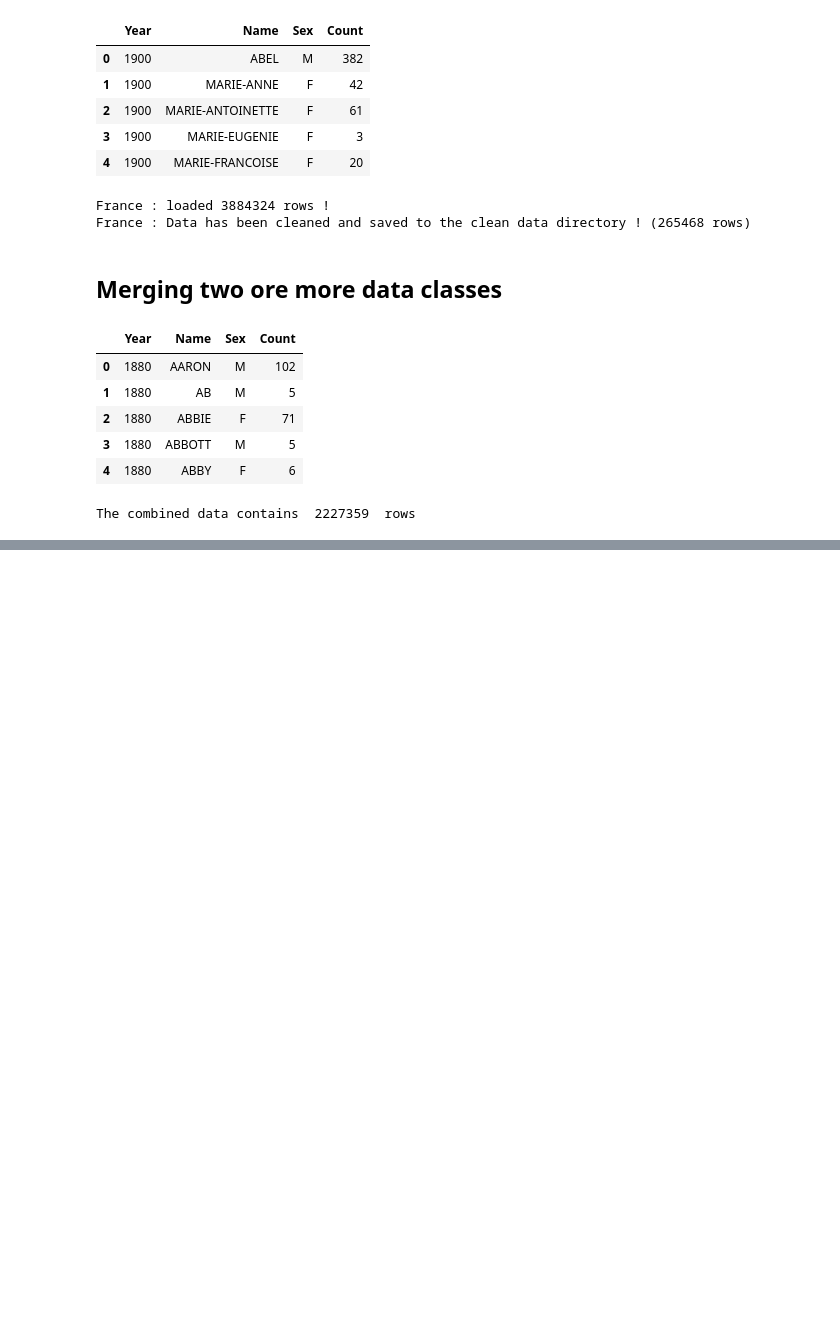
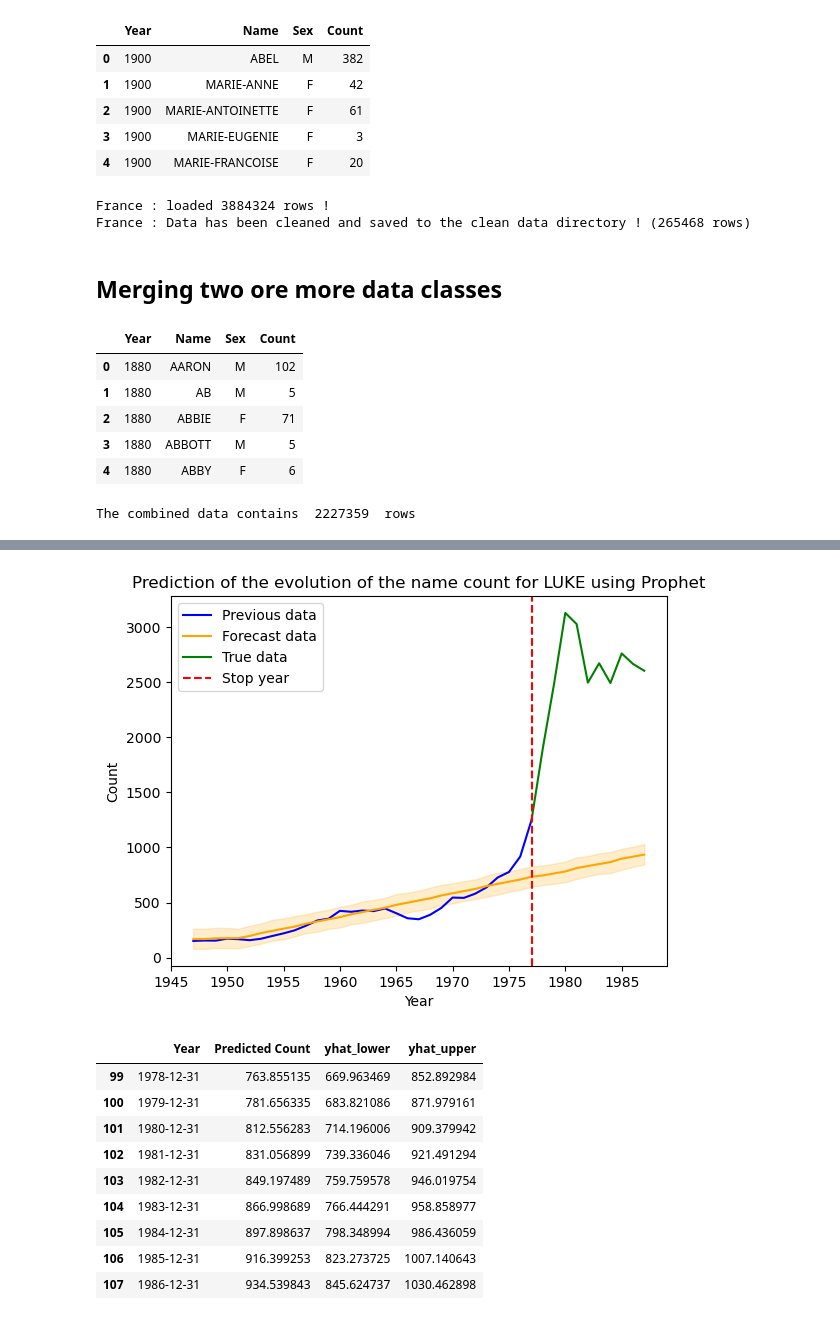
Before and after one commit to epfl-ada/ada-2024-project-dondata2025, a Jupyter notebook: jeremy.ipynb, the cells around one changed output, grey strips where cells are left out. Drawn from its saved outputs; the diff is of its cells as text; code cells hidden in the pictures; blank space fills up the shorter version.

```diff
--- a/jeremy.ipynb
+++ b/jeremy.ipynb
@@ -130,0 +139,3 @@ The combined data contains  2227359  rows
+# %%
+predict_naming_prophet(usNames, "LUKE", 1977, 10, True)
+# %% [output]
@@ -130,0 +144,11 @@ The combined data contains  2227359  rows
+[figure, added]
+|  | Year | Predicted Count | yhat_lower | yhat_upper |
+| 99 | 1978-12-31 | 763.855135 | 669.963469 | 852.892984 |
+| 100 | 1979-12-31 | 781.656335 | 683.821086 | 871.979161 |
+| 101 | 1980-12-31 | 812.556283 | 714.196006 | 909.379942 |
+| 102 | 1981-12-31 | 831.056899 | 739.336046 | 921.491294 |
+| 103 | 1982-12-31 | 849.197489 | 759.759578 | 946.019754 |
+| 104 | 1983-12-31 | 866.998689 | 766.444291 | 958.858977 |
+| 105 | 1984-12-31 | 897.898637 | 798.348994 | 986.436059 |
+| 106 | 1985-12-31 | 916.399253 | 823.273725 | 1007.140643 |
+| 107 | 1986-12-31 | 934.539843 | 845.624737 | 1030.462898 |
```
Also changed, not shown: parts of 3 cells of this notebook, 2 other files.
